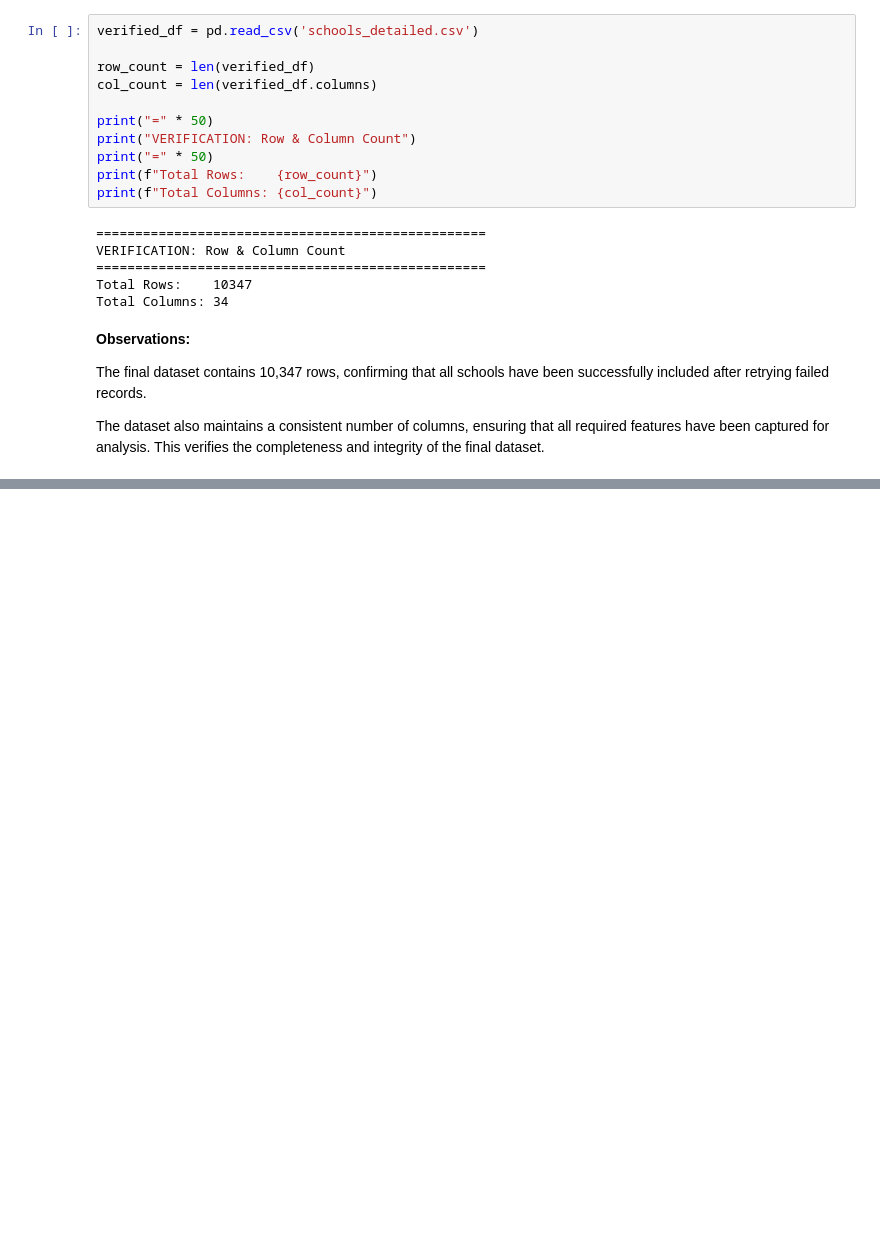
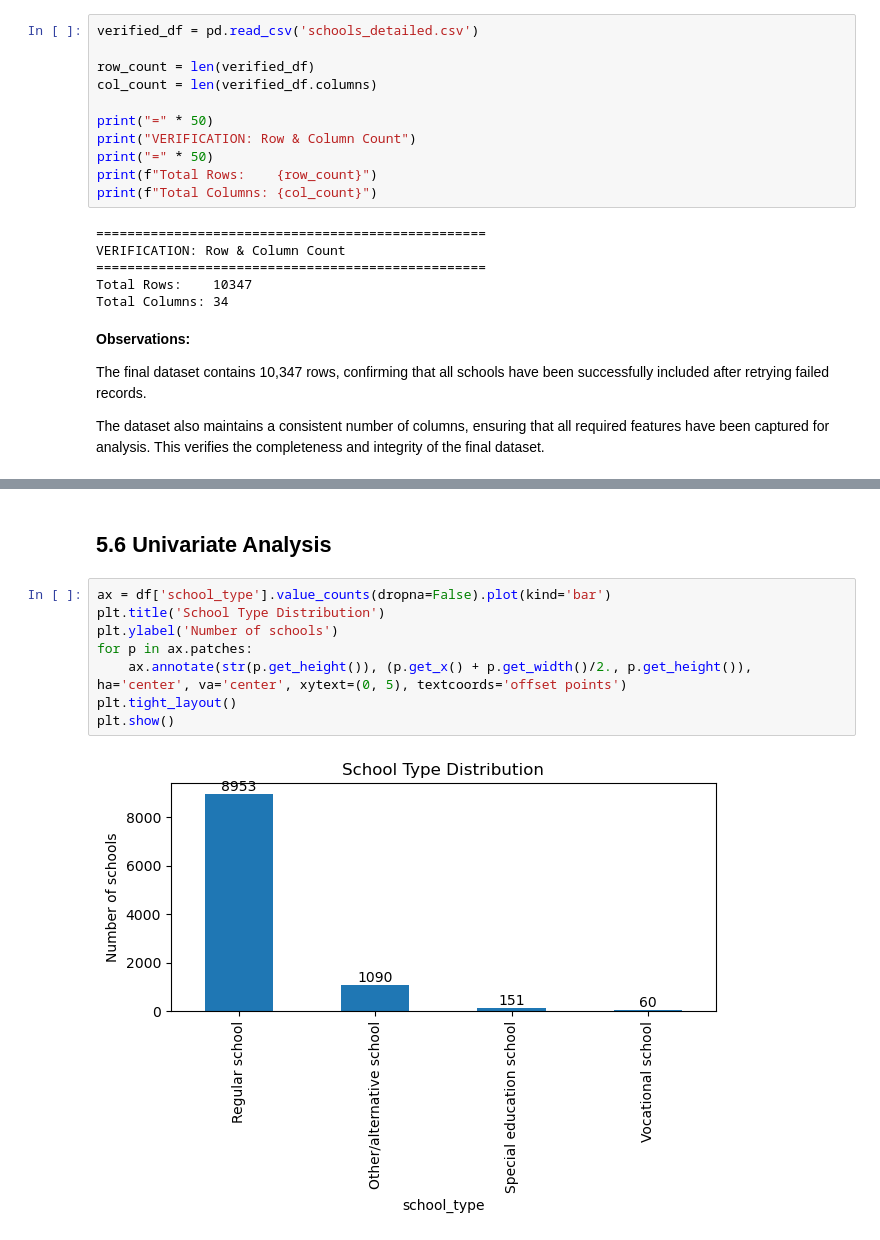
Before and after one commit to rodney-hong/eds-6340-project, a Jupyter notebook: Team 4_Midterm Project.ipynb, the cells around one changed output, grey strips where cells are left out. Drawn from its saved outputs; the diff is of its cells as text; blank space fills up the shorter version.

```diff
--- a/Team 4_Midterm Project.ipynb
+++ b/Team 4_Midterm Project.ipynb
@@ -962,0 +1279,12 @@ The dataset also maintains a consistent number of columns, ensuring that all req
+# %% [markdown]
+## 5.6 Univariate Analysis
+# %%
+ax = df['school_type'].value_counts(dropna=False).plot(kind='bar')
+plt.title('School Type Distribution')
+plt.ylabel('Number of schools')
+for p in ax.patches:
+    ax.annotate(str(p.get_height()), (p.get_x() + p.get_width()/2., p.get_height()), ha='center', va='center', xytext=(0, 5), textcoords='offset points')
+plt.tight_layout()
+plt.show()
+# %% [output]
+[figure, added]
```
Also changed, not shown: parts of 107 cells of this notebook.
